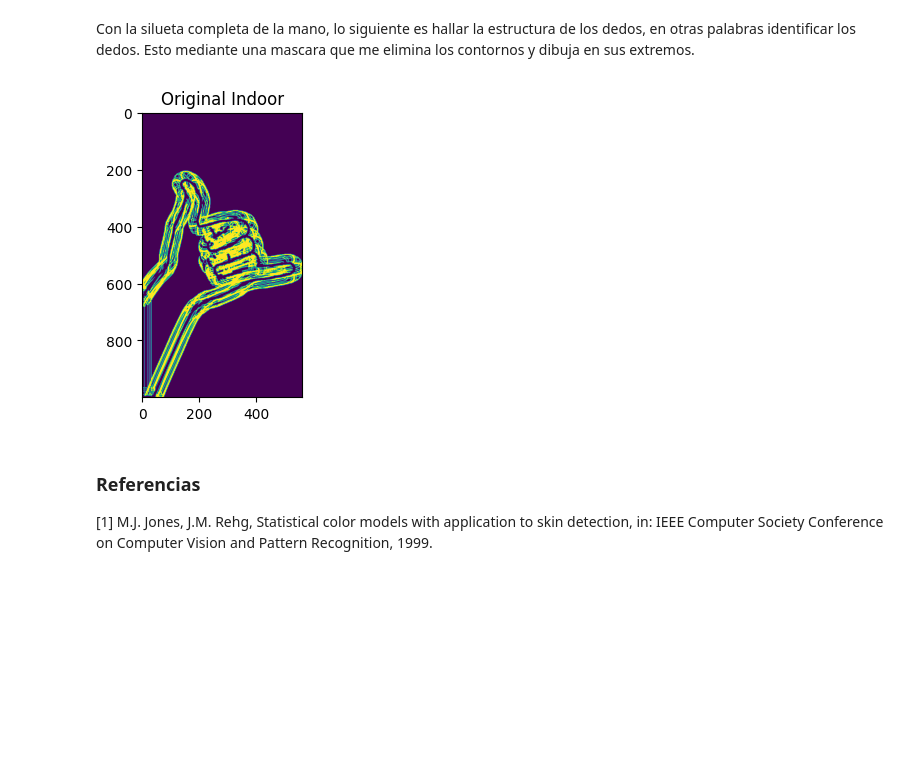
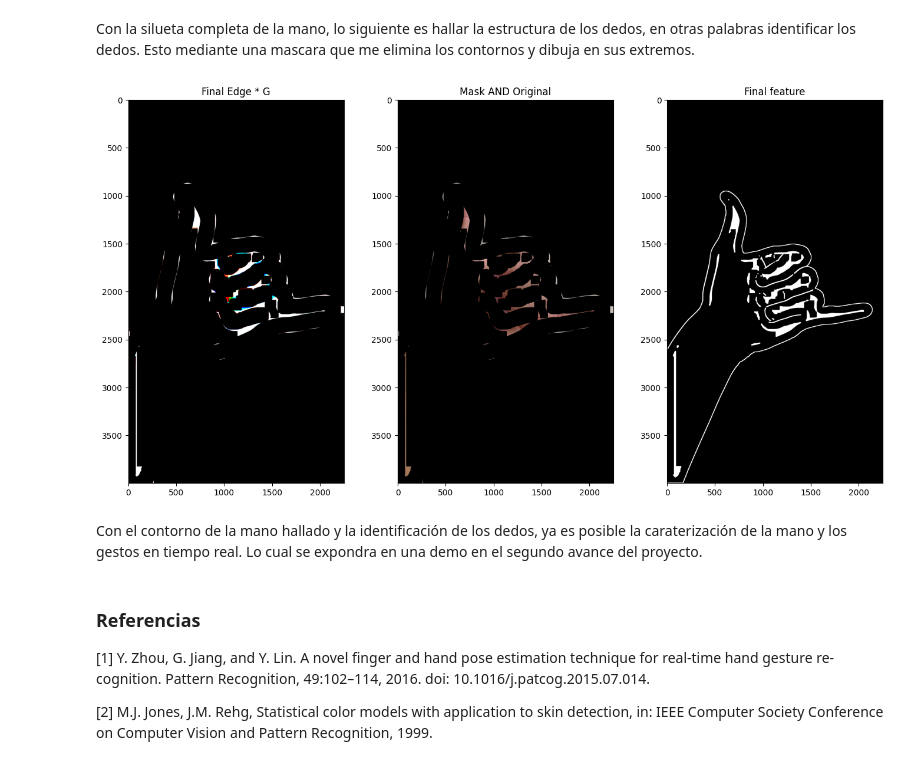
Before and after one commit to KouzouAkizuki/Tecnicas-de-IA---2024-I, a Jupyter notebook: Proyecto/Avance_1, Oscar Riveros, Yovany Vargas/Proyecto_TIA.ipynb, the cells around one changed output. Saved outputs shown, nothing was run; the diff lists cells and outputs as text; code cells hidden in the pictures; blank space fills up the shorter version.

```diff
--- a/Proyecto/Avance_1, Oscar Riveros, Yovany Vargas/Proyecto_TIA.ipynb
+++ b/Proyecto/Avance_1, Oscar Riveros, Yovany Vargas/Proyecto_TIA.ipynb
@@ -84,8 +84,8 @@ for i in range(4):
         #Se suavisa el histograma para eliminar minimos locales
         blur = cv2.GaussianBlur(res[i][j], (3,3), 0)
         img = cv2.cvtColor(blur, cv2.COLOR_BGR2GRAY)
-        #Debido a que buscan los maximos globales lo mejor es usar umbral a cero
-        tre, otsu = cv2.threshold(img,0,bins-1,cv2.THRESH_TOZERO + cv2.THRESH_OTSU)
+        #La mano será un máximo global, para garantizar su aparición se usa umbral binario
+        tre, otsu = cv2.threshold(img,0,bins-1,cv2.THRESH_BINARY + cv2.THRESH_OTSU)
         plt.subplot(5,3,c+4), plt.imshow(otsu, cmap=plt.cm.gray), plt.title(title1[i] + title2[j])
         c += 1
 plt.subplots_adjust(top=3, bottom=0.5, left=0.0, right=1.0, hspace=0.5, wspace=0.5)
@@ -146,51 +146,68 @@ plt.show()
 # %% [markdown]
 Con la silueta completa de la mano, lo siguiente es hallar la estructura de los dedos, en otras palabras identificar los dedos. Esto mediante una mascara que me elimina los contornos y dibuja en sus extremos.
 # %%
-#Máscara de 7x7 hay que expandirla N veces, donde N es la mita
+#Máscara de 7x7 hay que se expande N veces, donde N es una cuarta parte del grosor del dedo
 def generator(N):
-    d = 1+ 10*N
+    d = 1+ 3*N
     matriz = np.zeros((d,d))
-    center = 10*N
+    center = 3*N
     matriz[center][center] = -1
 
     for i in range(d):
         for j in range(d):
             radio = np.sqrt((i - center)**2 + (j - center)**2)
             if radio <= N:
                 matriz[i, j] = -1
-            elif radio > N and radio <= 8*N or radio > 8.05*N:
+            elif radio > N and radio <= 2*N or radio > 2.3*N:
                 matriz[i, j] = 0
-            elif radio < 10*N:
+            else:
                 matriz[i, j] = 1
     G = []
     matriz = matriz.tolist()
     for i in range(d):
         a = matriz[i]
         b = matriz[i][::-1][1:]
         G.append(a + b)
     for i in range(d-1):
         G.append(G[d-2-i])
     return(G)
 
-G = np.array(generator(4))
+final_edge = cv2.bitwise_and(Indoor_G, Indoor_G, mask=final_dilated)
 
-H,W = final_dilated.shape[:2]
-H_1=int(H/4)
-W_1=int(W/4)
+#Convolución con G
+G = np.array(generator(50))
+fingers = cv2.filter2D(final_edge, -1, G)
 
-final_resize = cv2.resize(final_dilated,(W_1,H_1),cv2.INTER_NEAREST)
+#Erosión para eliminar areas no deseadas
+k = np.ones((61, 61), np.uint8)
+fingers = cv2.erode(fingers, k, iterations = 1)
 
-aver = cv2.filter2D(final_resize, -1, G)
+#Encontrar los dedos usando el valor del umbral obtenido por Otsu en el espacio de colo HSV
+mask = cv2.cvtColor(fingers, cv2.COLOR_BGR2GRAY)
+manoSeg = cv2.bitwise_and(Indoor_G, Indoor_G, mask=mask)
+hsv_gray = cv2.cvtColor(HSV(manoSeg), cv2.COLOR_BGR2GRAY)
+_ ,Mano_Binary = cv2.threshold(hsv_gray,88,255,cv2.THRESH_BINARY)
 
-# k = np.ones((5, 5), np.uint8)
-# aver = cv2.erode(aver, k, iterations = 1)
+#Se dilatan las areas para mayor visualización
+k = np.ones((12, 12), np.uint8)
+Mano_Binary_dilated = cv2.dilate(Mano_Binary,k, iterations = 1)
+
+#Se unen el contorno y la detección de los dedos
+FINAL = cv2.bitwise_or(Mano_Binary_dilated, final_dilated)
+
 plt.figure(1)
-plt.subplot(3,3,1), plt.imshow(aver), plt.title('Original ' + title2[0])
-plt.subplots_adjust(top=3, bottom=0.5, left=0.0, right=1.0, hspace=0.0, wspace=0.5)
+plt.subplot(1,3,1), plt.imshow(fingers), plt.title('Final Edge * G')
+plt.subplot(1,3,2), plt.imshow(manoSeg), plt.title('Mask AND Original')
+plt.subplot(1,3,3), plt.imshow(FINAL, cmap=plt.cm.gray), plt.title('Final feature')
+plt.subplots_adjust(top=2, bottom=0.0, left=0.0, right=2, hspace=0, wspace=0.25)
 plt.show()
 # %% [output]
-[figure, old version]
+[figure, new version]
+# %% [markdown]
+Con el contorno de la mano hallado y la identificación de los dedos, ya es posible la caraterización de la mano y los gestos en tiempo real. Lo cual se expondra en una demo en el segundo avance del proyecto.
 # %% [markdown]
 ### **Referencias**
 
-[1] M.J. Jones, J.M. Rehg, Statistical color models with application to skin detection, in: IEEE Computer Society Conference on Computer Vision and Pattern Recognition, 1999.
+[1] Y. Zhou, G. Jiang, and Y. Lin. A novel finger and hand pose estimation technique for real-time hand gesture re- cognition. Pattern Recognition, 49:102–114, 2016. doi: 10.1016/j.patcog.2015.07.014.
+
+[2] M.J. Jones, J.M. Rehg, Statistical color models with application to skin detection, in: IEEE Computer Society Conference on Computer Vision and Pattern Recognition, 1999.
```
Also changed, not shown: parts of 1 cell of this notebook.
